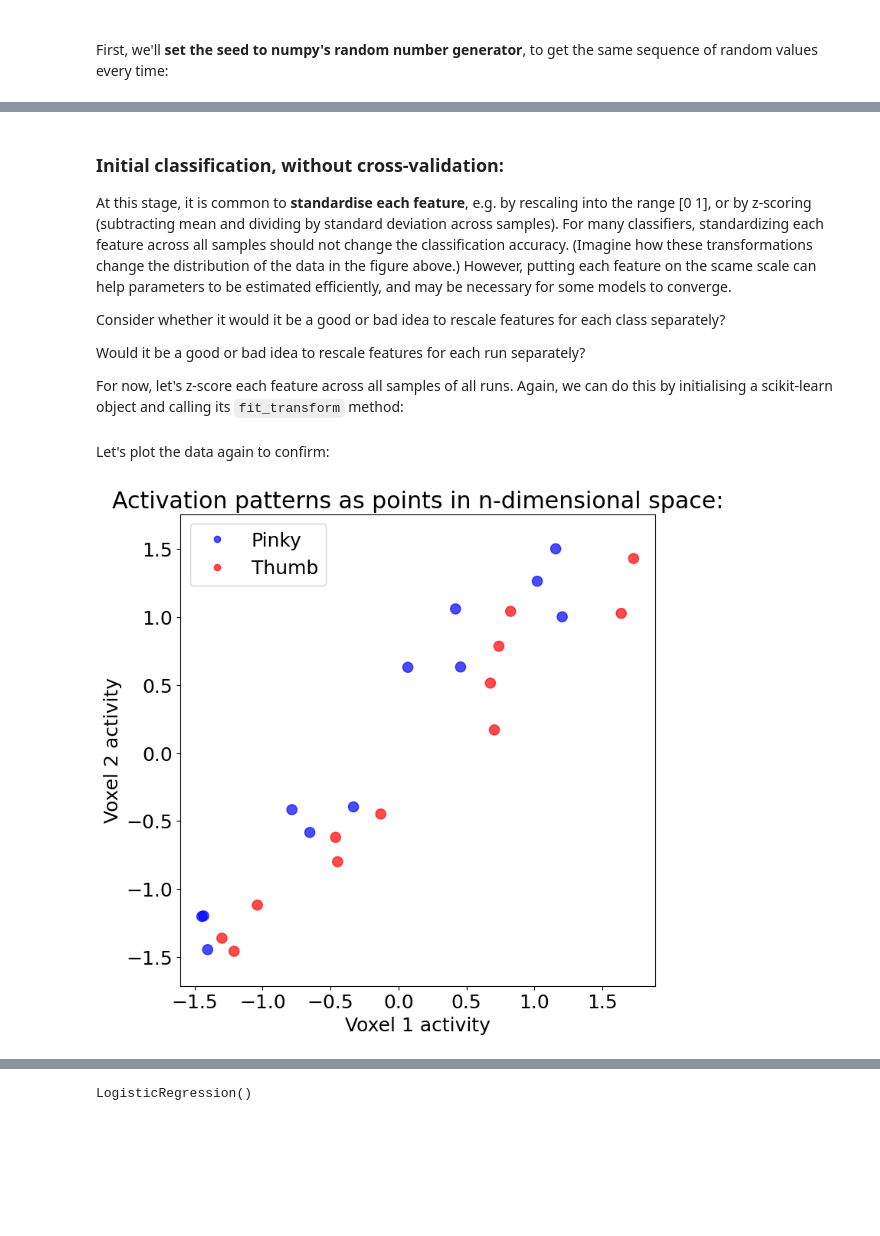
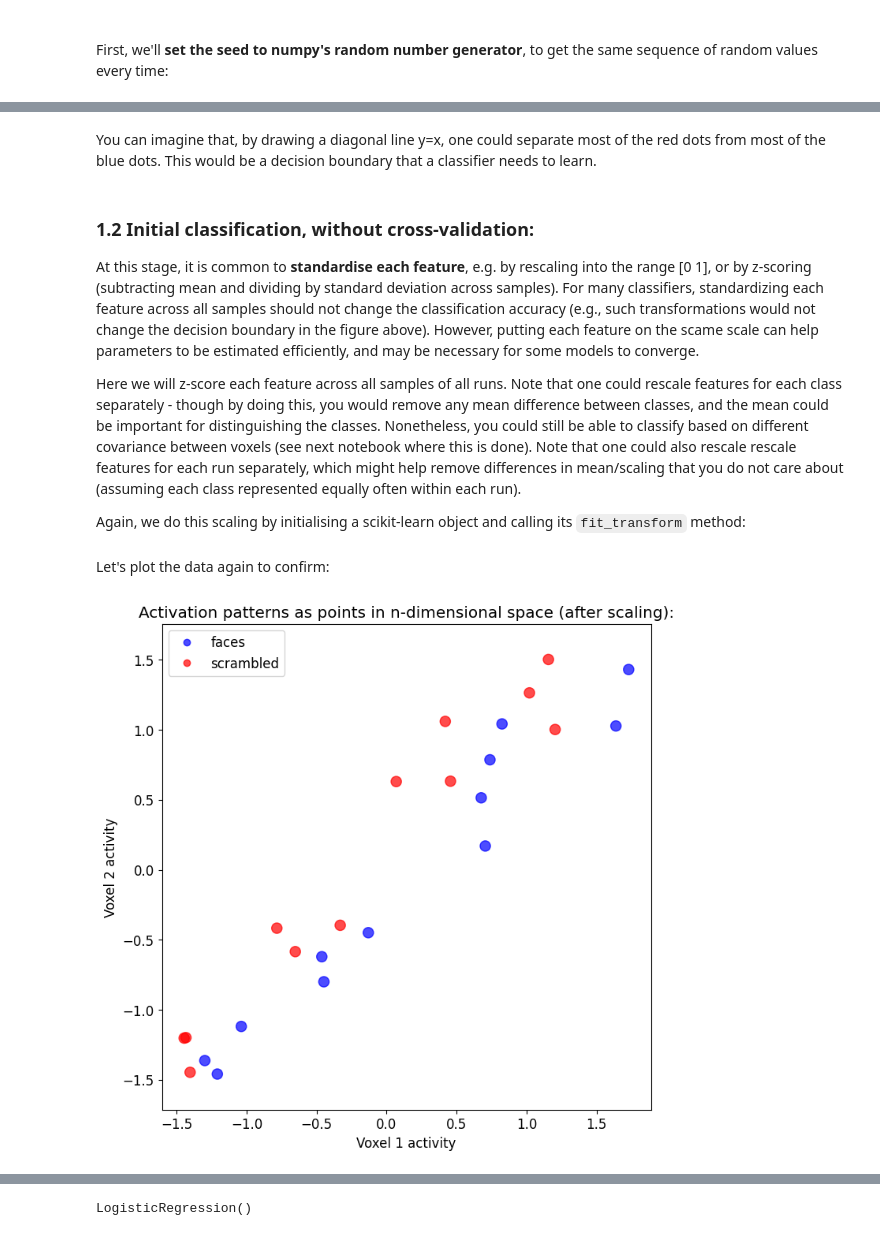
Before and after one commit to mabdelhack/ISN2025, a Jupyter notebook: Notebooks/nb07_MVPA_simulations.ipynb, the cells around one changed output, grey strips where cells are left out. Saved outputs shown, nothing was run; the diff lists cells and outputs as text; code cells hidden in the pictures; blank space fills up the shorter version.

Commit message:
second pass done

```diff
--- a/Notebooks/nb07_MVPA_simulations.ipynb
+++ b/Notebooks/nb07_MVPA_simulations.ipynb
@@ -59,25 +57,25 @@ For now, **we'll just consider two voxels** from each activation map, to make th
 # %%
 nruns = 4     # number of runs
 n_per_run = 3 # number of repetitions per run
-mu1 = np.array([2.0, -0.5]) # mean activation for condition 1 (1st voxel activated; 2nd voxel deactivated)
-mu2 = np.array([-0.5, 2.0]) # mean activation for condition 2 (opposite pattern)
-voxel_covariance = np.diag([0.0, 3.0])+1 # independent noise per voxel; 2nd voxel is noisier; shared noise is positively correlated
-# print("Noise covariance matrix: \n", voxel_covariance )
+mu1 = numpy.array([2.0, -0.5]) # mean activation for condition 1 (1st voxel activated; 2nd voxel deactivated)
+mu2 = numpy.array([-0.5, 2.0]) # mean activation for condition 2 (opposite pattern)
+voxel_covariance = numpy.diag([0.0, 3.0])+1 # independent noise per voxel; 2nd voxel is noisier; shared noise is positively correlated
+print("Noise covariance matrix: \n", voxel_covariance )
 
 data_per_run = []   # list of pattern matrices (one per run)
 labels_per_run = [] # list of label vectors (one per run)
-for r in np.arange(nruns):  # loop over runs
-    a1 = np.random.multivariate_normal(mu1, voxel_covariance, size=n_per_run) # activations for condition 1
-    a2 = np.random.multivariate_normal(mu2, voxel_covariance, size=n_per_run) # activations for condition 2 (different mean, same noise covarience)
-    data_matrix = np.concatenate((a1, a2), axis=0) # stack condition 1 (n rows of observations) then condition 2 (n more observations)
+for r in numpy.arange(nruns):  # loop over runs
+    a1 = numpy.random.multivariate_normal(mu1, voxel_covariance, size=n_per_run) # activations for condition 1
+    a2 = numpy.random.multivariate_normal(mu2, voxel_covariance, size=n_per_run) # activations for condition 2 (different mean, same noise covarience)
+    data_matrix = numpy.concatenate((a1, a2), axis=0) # stack condition 1 (n rows of observations) then condition 2 (n more observations)
     # add some extra noise that is similar across conditions and voxels, but whose mean and variance increases across runs:
-    data_matrix = data_matrix + np.random.normal( r*10, r, size=(2*n_per_run,2))
+    data_matrix = data_matrix + numpy.random.normal( r*10, r, size=(2*n_per_run,2))
 
-    label_vector = n_per_run*["Thumb"] + n_per_run*["Pinky"]
+    label_vector = n_per_run*["faces"] + n_per_run*["scrambled"]
 
     data_per_run.append( data_matrix )  # append this run's data to list
     labels_per_run.append( label_vector )
 
-print("\nData matrix for one run:\n", data_per_run[0])
-print("\nLabel vector for one run:\n", labels_per_run[0])
+print("\nData matrix for first run:\n", data_per_run[0])
+print("\nLabel vector for each run:\n", labels_per_run[0])
 # %% [output]
@@ -96,8 +97,8 @@ Label vector for one run:
 We now have everything we need for a decoding analysis. However, functions often require data to be represented numerically, so we will also **convert the labels to integers**. This can be done in various ways, but here we'll use the the `LabelEncoder` class from scikit-learn:
 # %%
-lab_enc = skl.preprocessing.LabelEncoder() # this initialises the LabelEncoder object
+lab_enc = sklearn.preprocessing.LabelEncoder() # this initialises the LabelEncoder object
 labels_per_run_int = []
-for r in np.arange(nruns):
+for r in numpy.arange(nruns):
     labels_per_run_int.append( lab_enc.fit_transform(labels_per_run[r]) )
 
 print("Integer labels for all runs:\n", labels_per_run_int)
@@ -119,4 +112,7 @@ sns.heatmap(concatenated_runs,yticklabels=concatenated_labels);
 # %%
+concatenated_runs  = numpy.concatenate(data_per_run,axis=0)       # concatenate data across runs
+concatenated_labels= numpy.concatenate(labels_per_run_int,axis=0) # concatenate labels across runs
+
 fig=plt.figure(figsize=(8,8));  # create a matplotlib figure
 plt.title('Activation patterns as points in n-dimensional space:');
 scatter = plt.scatter(concatenated_runs[:,[0]], concatenated_runs[:,[1]],
@@ -131,29 +127,29 @@ plt.axis('equal');
+# %% [markdown]
+You can imagine that, by drawing a diagonal line y=x, one could separate most of the red dots from most of the blue dots. This would be a decision boundary that a classifier needs to learn.
 # %% [markdown]
+### 1.2 Initial classification, without cross-validation:
 
-### Initial classification, without cross-validation:
+At this stage, it is common to **standardise each feature**, e.g. by rescaling into the range [0 1], or by z-scoring (subtracting mean and dividing by standard deviation across samples). For many classifiers, standardizing each feature across all samples should not change the classification accuracy (e.g., such transformations would not change the decision boundary in the figure above). However, putting each feature on the scame scale can help parameters to be estimated efficiently, and may be necessary for some models to converge.
 
-At this stage, it is common to **standardise each feature**, e.g. by rescaling into the range [0 1], or by z-scoring (subtracting mean and dividing by standard deviation across samples). For many classifiers, standardizing each feature across all samples should not change the classification accuracy. (Imagine how these transformations change the distribution of the data in the figure above.) However, putting each feature on the scame scale can help parameters to be estimated efficiently, and may be necessary for some models to converge.
+Here we will z-score each feature across all samples of all runs. Note that one could rescale features for each class separately - though by doing this, you would remove any mean difference between classes, and the mean could be important for distinguishing the classes. Nonetheless, you could still be able to classify based on different covariance between voxels (see next notebook where this is done). Note that one could also rescale rescale features for each run separately, which might help remove differences in mean/scaling that you do not care about (assuming each class represented equally often within each run).
 
-Consider whether it would it be a good or bad idea to rescale features for each class separately?
-
-Would it be a good or bad idea to rescale features for each run separately?
-
-For now, let's z-score each feature across all samples of all runs. Again, we can do this by initialising a scikit-learn object and calling its `fit_transform` method:
+Again, we do this scaling by initialising a scikit-learn object and calling its `fit_transform` method:
 # %%
-scaler           = skl.preprocessing.StandardScaler()
+scaler           = sklearn.preprocessing.StandardScaler()
 concatenated_runs= scaler.fit_transform(concatenated_runs)
 # %% [markdown]
 Let's plot the data again to confirm:
 # %%
 fig=plt.figure(figsize=(8,8));  # create a matplotlib figure
-plt.title('Activation patterns as points in n-dimensional space:');
+plt.rcParams.update({'font.size': 12});
+plt.title('Activation patterns as points in n-dimensional space (after scaling):');
 scatter = plt.scatter(concatenated_runs[:,[0]], concatenated_runs[:,[1]],
                       s= 90, alpha=0.7, c=concatenated_labels, cmap='bwr');
 plt.legend(handles=scatter.legend_elements()[0], labels=set(labels_per_run[0])); # "set" returns unique values
 plt.xlabel('Voxel 1 activity');
 plt.ylabel('Voxel 2 activity');
 plt.rcParams.update({'font.size': 18});
 plt.axis('equal');
 # %% [output]
-[figure, old version]
+[figure, new version]
 # %% [markdown]
```
Also changed, not shown: parts of 50 cells of this notebook, 1 other file.
